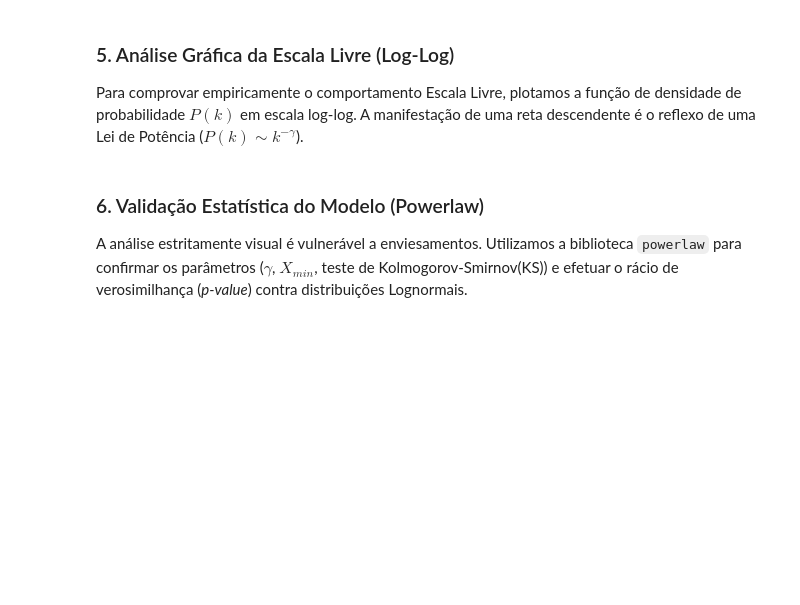
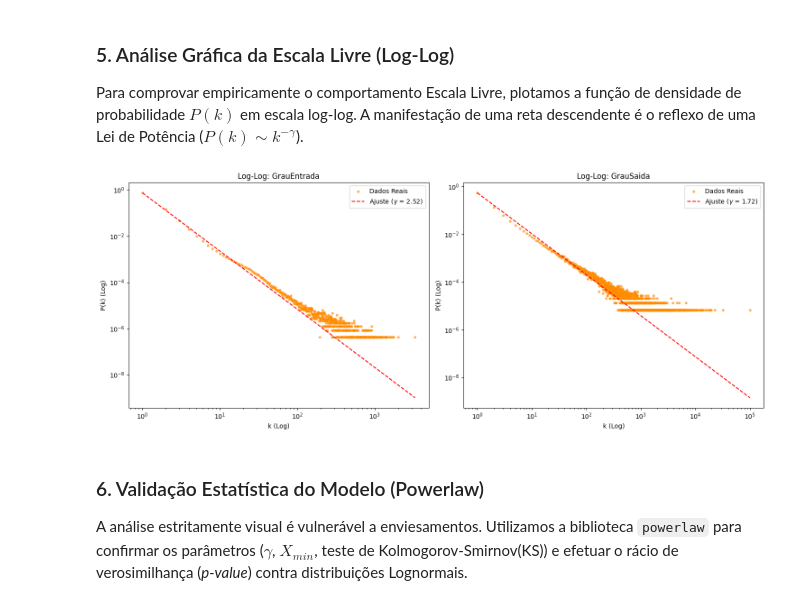
Before and after one commit to pedroalbertom/grafos, a Jupyter notebook: notebook/notebook_otimizado.ipynb, the cells around one changed output. Cells and saved outputs as stored; diff of their text form; code cells hidden in the pictures; blank space fills up the shorter version.

```diff
--- a/notebook/notebook_otimizado.ipynb
+++ b/notebook/notebook_otimizado.ipynb
@@ -137,36 +178,38 @@ import matplotlib.pyplot as plt
 import numpy as np
 import powerlaw
 
-df = pd.read_csv('C:/Users/Robs/Documents/Eng. Comp/Grafos/grafos-main/results/metricas_vertices.csv', sep=';')
+df = pd.read_csv('results/metricas_vertices.csv', sep=';')
 
 fig, ax = plt.subplots(1, 2, figsize=(15, 6))
 
 for i, tipo in enumerate(['GrauEntrada', 'GrauSaida']):
     dados = df[df[tipo] > 0][tipo].values
 
     # Ajuste para extrair Gamma
     fit = powerlaw.Fit(dados, discrete=True, xmin=1, verbose=False)
     gamma = fit.power_law.alpha
 
     # Cálculo manual da reta teórica
     bins, counts = np.unique(dados, return_counts=True)
     pk = counts / counts.sum()
     C = pk[0] / (bins[0]**-gamma)
     reta_teorica = C * (bins**-gamma)
 
     # Plotagem
     ax[i].scatter(bins, pk, color='darkorange', alpha=0.6, s=10, label='Dados Reais')
     ax[i].plot(bins, reta_teorica, color='red', linestyle='--', label=f'Ajuste ($\gamma$ = {gamma:.2f})')
 
     ax[i].set_xscale('log')
     ax[i].set_yscale('log')
     ax[i].set_title(f'Log-Log: {tipo}')
     ax[i].set_xlabel('k (Log)')
     ax[i].set_ylabel('P(k) (Log)')
     ax[i].legend()
 
 plt.tight_layout()
 plt.show()
+# %% [output]
+[figure, added]
 # %% [markdown]
 ### 6. Validação Estatística do Modelo (Powerlaw)
 A análise estritamente visual é vulnerável a enviesamentos. Utilizamos a biblioteca `powerlaw` para confirmar os parâmetros ($\gamma$, $X_{min}$, teste de Kolmogorov-Smirnov(KS)) e efetuar o rácio de verosimilhança (*p-value*) contra distribuições Lognormais.
```
Also changed, not shown: parts of 6 cells of this notebook.
